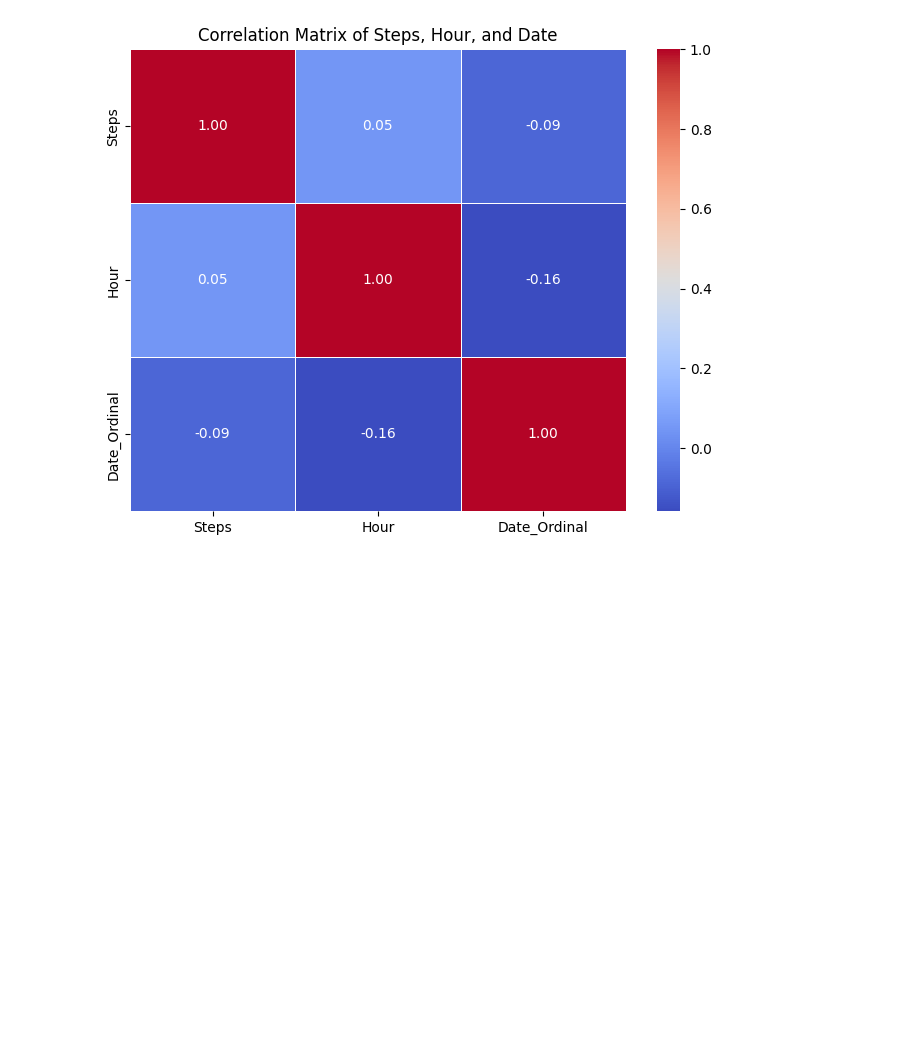
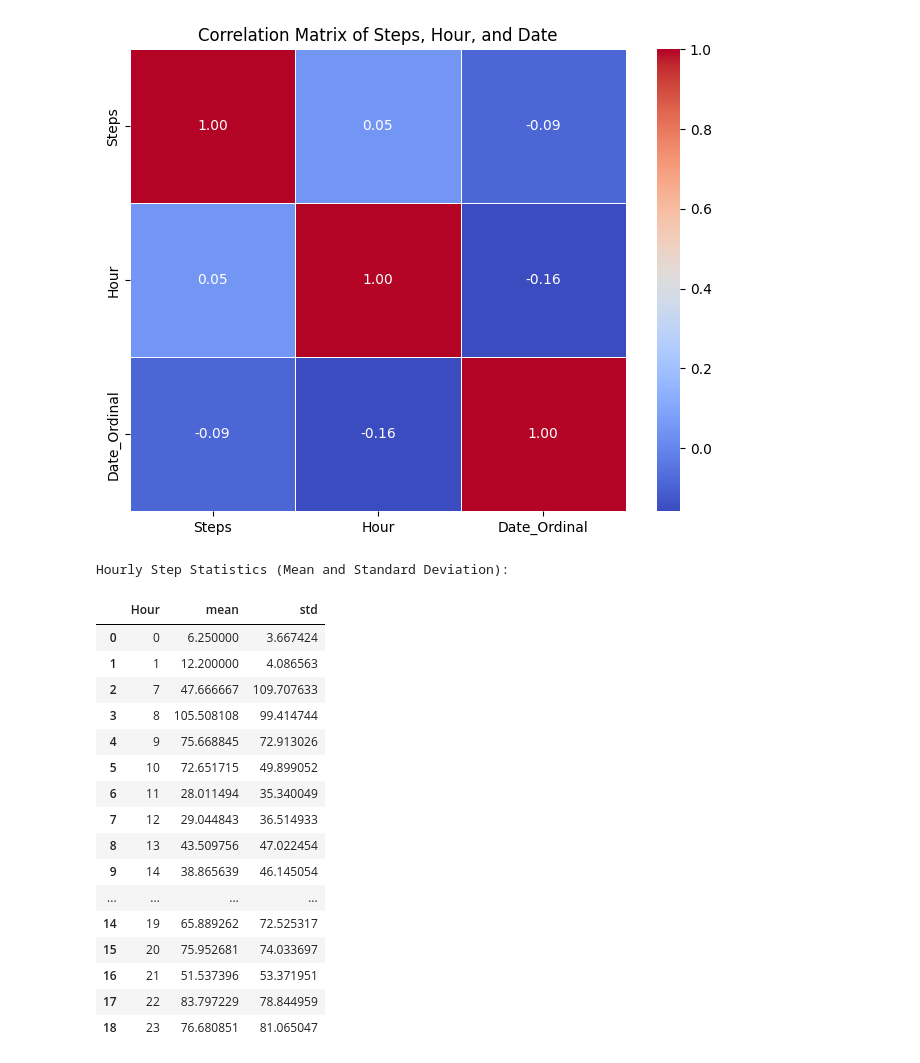
Before and after one commit to Atul723/colab_sheets, a Jupyter notebook: steps.ipynb, the cells around one changed output. Saved outputs shown, nothing was run; the diff lists cells and outputs as text; code cells hidden in the pictures; blank space fills up the shorter version.

```diff
--- a/steps.ipynb
+++ b/steps.ipynb
@@ -329,3 +329,29 @@ plt.title('Correlation Matrix of Steps, Hour, and Date')
 plt.show()
 # %% [output]
 [figure]
+# %%
+#The mean and standard deviation of 'Steps' grouped by 'Hour'
+hourly_stats = df.groupby('Hour')['Steps'].agg(['mean', 'std']).reset_index()
+
+
+print("Hourly Step Statistics (Mean and Standard Deviation):")
+display(hourly_stats)
+# %% [output]
+Hourly Step Statistics (Mean and Standard Deviation):
+|  | Hour | mean | std |
+| 0 | 0 | 6.250000 | 3.667424 |
+| 1 | 1 | 12.200000 | 4.086563 |
+| 2 | 7 | 47.666667 | 109.707633 |
+| 3 | 8 | 105.508108 | 99.414744 |
+| 4 | 9 | 75.668845 | 72.913026 |
+| 5 | 10 | 72.651715 | 49.899052 |
+| 6 | 11 | 28.011494 | 35.340049 |
+| 7 | 12 | 29.044843 | 36.514933 |
+| 8 | 13 | 43.509756 | 47.022454 |
+| 9 | 14 | 38.865639 | 46.145054 |
+| ... | ... | ... | ... |
+| 14 | 19 | 65.889262 | 72.525317 |
+| 15 | 20 | 75.952681 | 74.033697 |
+| 16 | 21 | 51.537396 | 53.371951 |
+| 17 | 22 | 83.797229 | 78.844959 |
+| 18 | 23 | 76.680851 | 81.065047 |
```
Also changed, not shown: parts of 1 cell of this notebook.
